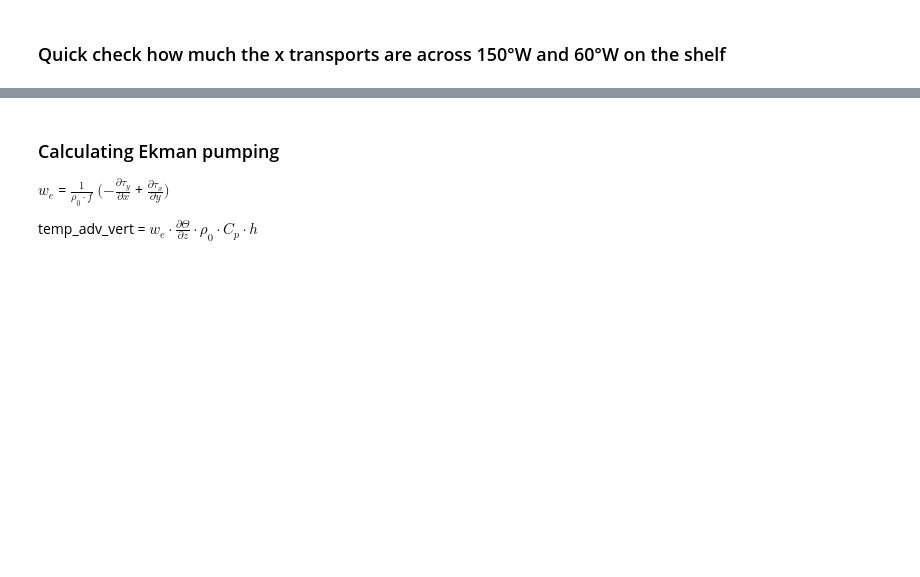
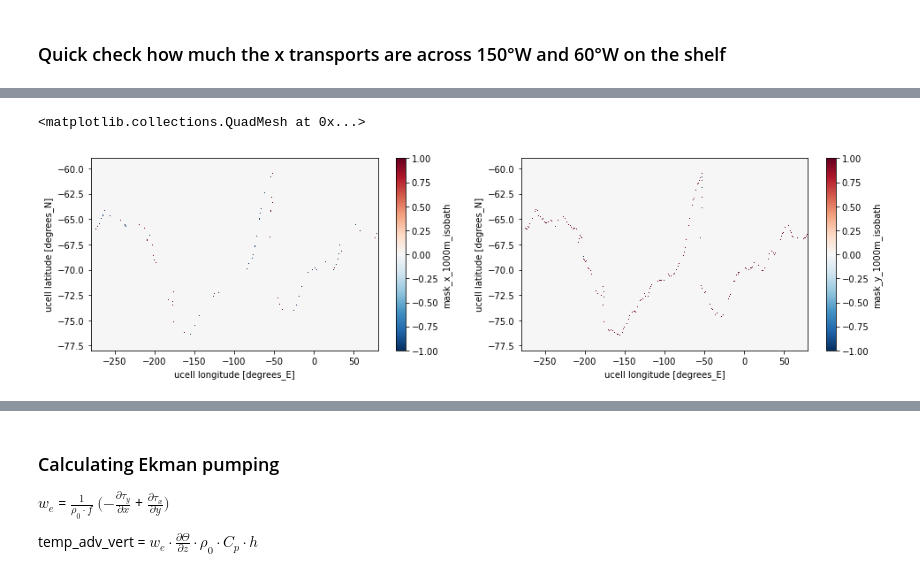
Before and after one commit to mauricehuguenin/ENSO-Antarctica_scripts, a Jupyter notebook: time_series_N34_and_simulated_N34_along_with_temps.ipynb, the cells around one changed output, grey strips where cells are left out. Saved outputs shown, nothing was run; the diff lists cells and outputs as text; code cells hidden in the pictures; blank space fills up the shorter version.

```diff
--- a/time_series_N34_and_simulated_N34_along_with_temps.ipynb
+++ b/time_series_N34_and_simulated_N34_along_with_temps.ipynb
@@ -522,0 +548,7 @@ Text(0.5, 1.0, '$v_{Ekman}$ La Niña (Sv / °lon)')
+# %%
+%%time
+# save masks for both x transport and y transport as netcdf file
+mask_x_transport_ucells = xr.open_dataset('/g/data/e14/mv7494/mask_x_transport_ucells_1000m_isobath_ACCESS-OM2-01.nc').mask_x_1000m_isobath
+mask_y_transport_ucells = xr.open_dataset('/g/data/e14/mv7494/mask_y_transport_ucells_1000m_isobath_ACCESS-OM2-01.nc').mask_y_1000m_isobath
+plt.figure(figsize=(16,4)); plt.subplot(1,2,1); mask_x_transport_ucells.plot(); plt.subplot(1,2,2); mask_y_transport_ucells.plot()
+# %% [output]
@@ -522,0 +557,2 @@ Text(0.5, 1.0, '$v_{Ekman}$ La Niña (Sv / °lon)')
+<matplotlib.collections.QuadMesh at 0x...>
+[figure, added]
```
Also changed, not shown: parts of 33 cells of this notebook.
